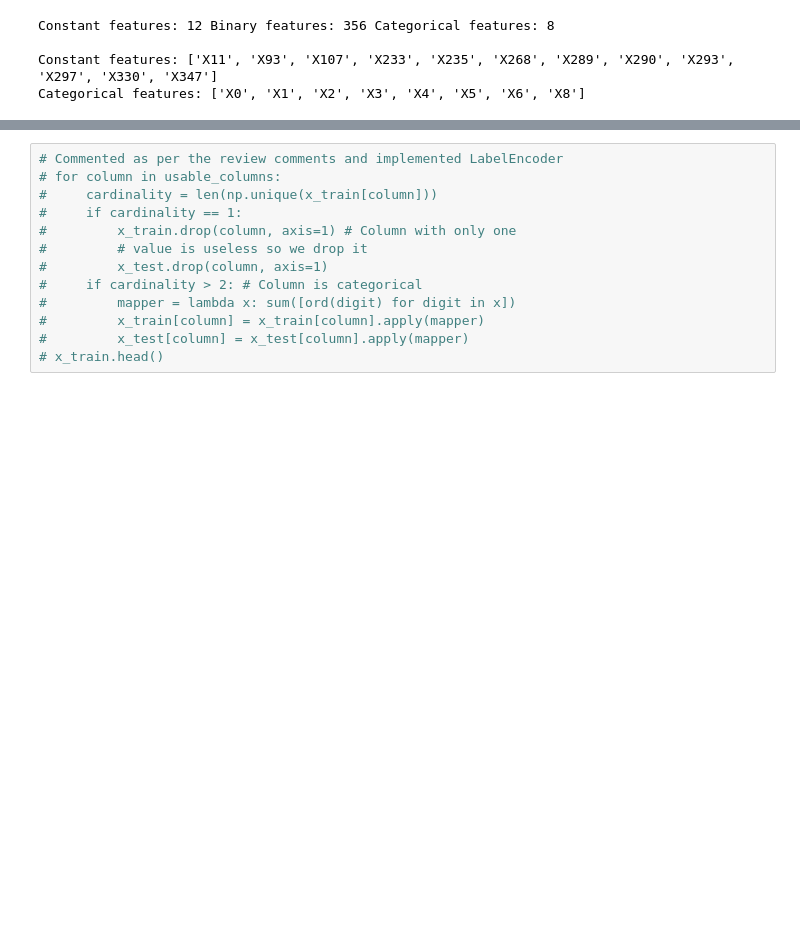
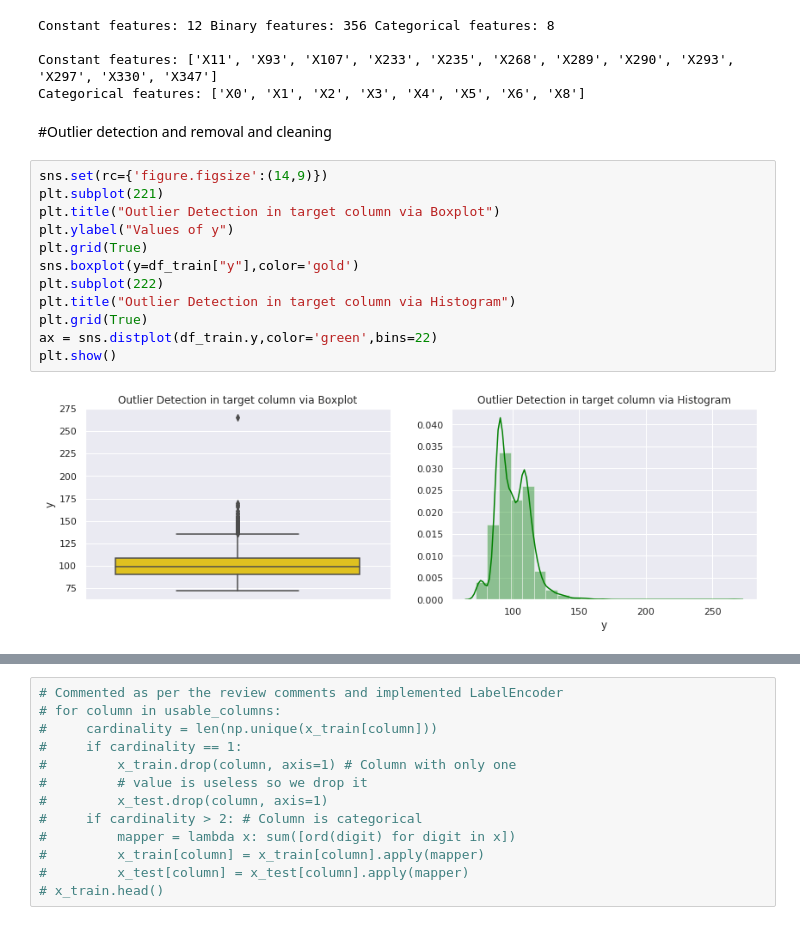
Before and after one commit to SamuelVinay91/MachineLearning, a Jupyter notebook: Mercedes_Benz_Problem_statement.ipynb, the cells around one changed output, grey strips where cells are left out. Drawn from its saved outputs; the diff is of its cells as text; blank space fills up the shorter version.

```diff
--- a/Mercedes_Benz_Problem_statement.ipynb
+++ b/Mercedes_Benz_Problem_statement.ipynb
@@ -107,3 +111,19 @@ Constant features: 12 Binary features: 356 Categorical features: 8
 
 Constant features: ['X11', 'X93', 'X107', 'X233', 'X235', 'X268', 'X289', 'X290', 'X293', 'X297', 'X330', 'X347']
 Categorical features: ['X0', 'X1', 'X2', 'X3', 'X4', 'X5', 'X6', 'X8']
+# %% [markdown]
+#Outlier detection and removal and cleaning
+# %%
+sns.set(rc={'figure.figsize':(14,9)})
+plt.subplot(221)
+plt.title("Outlier Detection in target column via Boxplot")
+plt.ylabel("Values of y")
+plt.grid(True)
+sns.boxplot(y=df_train["y"],color='gold')
+plt.subplot(222)
+plt.title("Outlier Detection in target column via Histogram")
+plt.grid(True)
+ax = sns.distplot(df_train.y,color='green',bins=22)
+plt.show()
+# %% [output]
+[figure, added]
```
Also changed, not shown: parts of 25 cells of this notebook.
